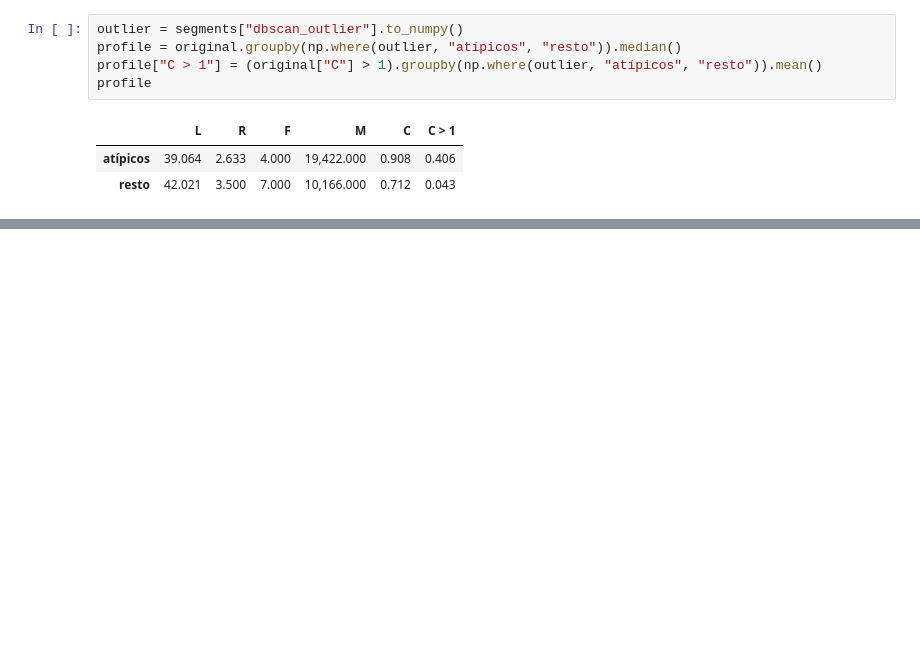
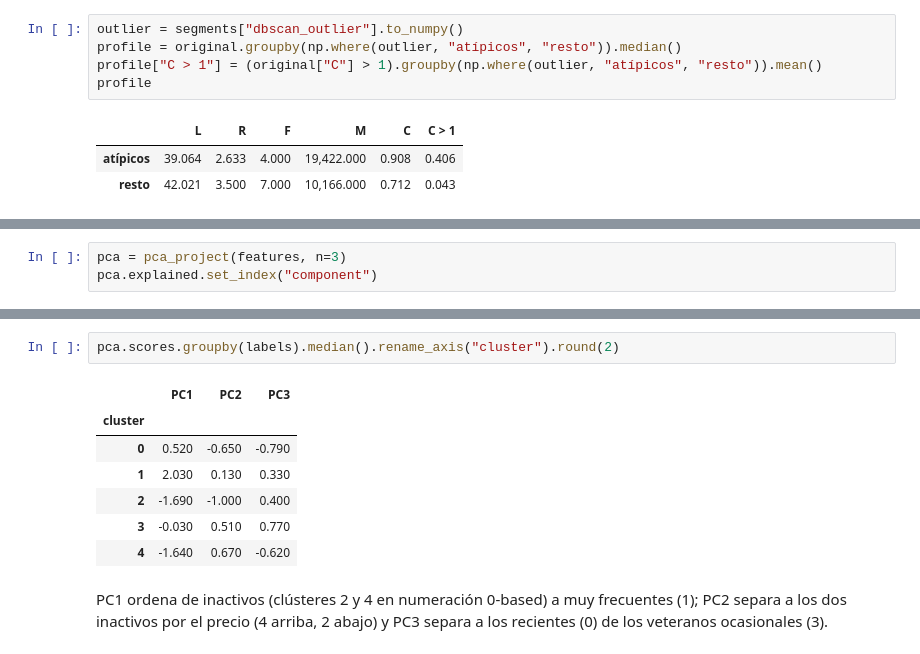
Before and after one commit to freddxvill/segmentacion-clientes-aerolinea, a Jupyter notebook: notebooks/05_clustering.ipynb, the cells around one changed output, grey strips where cells are left out. Saved outputs shown, nothing was run; the diff lists cells and outputs as text; blank space fills up the shorter version.

```diff
--- a/notebooks/05_clustering.ipynb
+++ b/notebooks/05_clustering.ipynb
@@ -325,0 +342,3 @@ profile
+# %%
+pca = pca_project(features, n=3)
+pca.explained.set_index("component")
@@ -325,0 +373,14 @@ profile
+# %%
+pca.scores.groupby(labels).median().rename_axis("cluster").round(2)
+# %% [output]
+|  | PC1 | PC2 | PC3 |
+| cluster |  |  |  |
+| 0 | 0.520 | -0.650 | -0.790 |
+| 1 | 2.030 | 0.130 | 0.330 |
+| 2 | -1.690 | -1.000 | 0.400 |
+| 3 | -0.030 | 0.510 | 0.770 |
+| 4 | -1.640 | 0.670 | -0.620 |
+# %% [markdown]
+PC1 ordena de inactivos (clústeres 2 y 4 en numeración 0-based) a muy frecuentes (1); PC2
+separa a los dos inactivos por el precio (4 arriba, 2 abajo) y PC3 separa a los recientes (0)
+de los veteranos ocasionales (3).
```
Also changed, not shown: parts of 20 cells of this notebook, 21 other files.
